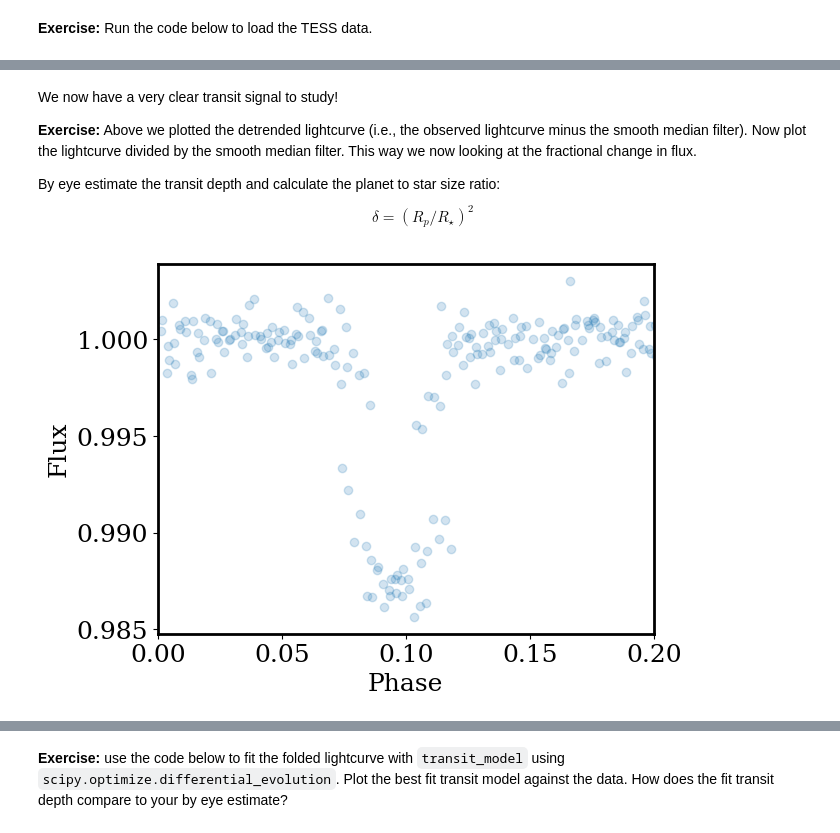
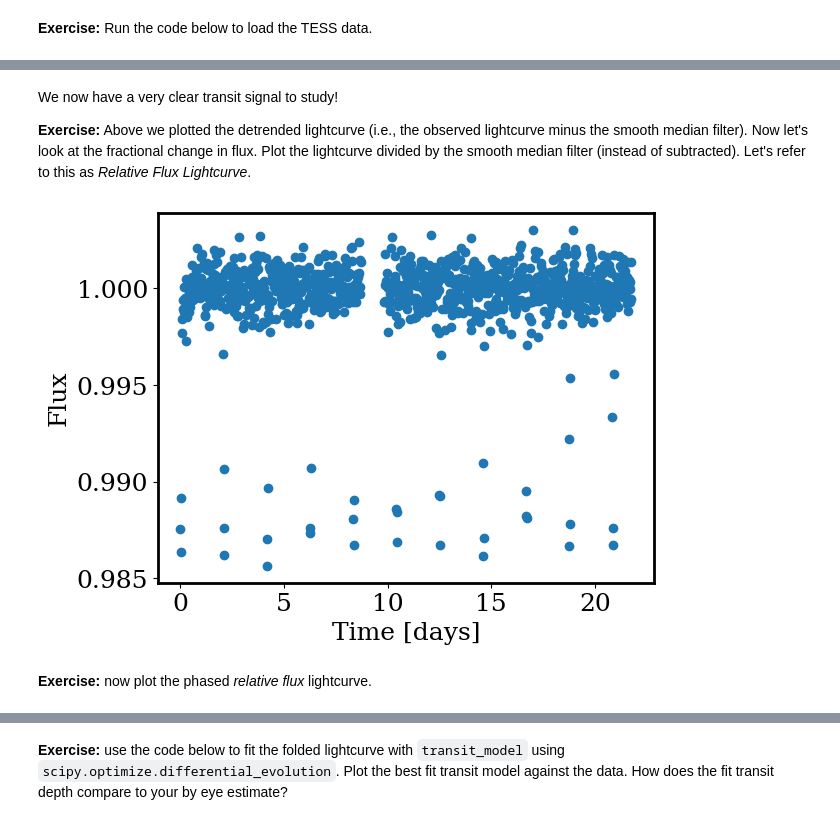
Before and after one commit to jgreene100/Ast207, a Jupyter notebook: book/docs/exoplanets_week3_solved.ipynb, the cells around one changed output, grey strips where cells are left out. Saved outputs shown, nothing was run; the diff lists cells and outputs as text; code cells hidden in the pictures.

```diff
--- a/book/docs/exoplanets_week3_solved.ipynb
+++ b/book/docs/exoplanets_week3_solved.ipynb
@@ -165,0 +188,5 @@ plot_cutout(np.mean(flux,axis=0))
+# %%
+f = np.sum(flux,axis=(1,2))
+plt.scatter(time-time.min(), f-np.mean(f) )
+plt.xlabel('Time [days]')
+plt.ylabel('Flux')
@@ -240,6 +276,6 @@ Compare the best fit sine wave with your by hand fit.
 # %%
-periods = np.linspace(1,5,10)
-phases  = np.linspace(0,2*np.pi,10)
+periods = np.linspace(1,5,20)
+phases  = np.linspace(0,2*np.pi,20)
 
 period_grid, phase_grid = np.meshgrid(periods,phases)
 
@@ -253,5 +289,10 @@ for i,period in enumerate(periods):
 
         chi[j][i] = c
 
-        plt.scatter(period, phase, c = np.log10(c), vmin = 6., vmax=7.3)
+c = plt.scatter(period_grid.ravel(), phase_grid.ravel(),
+            c = np.log10(chi.ravel()), vmin = 6., vmax=7.3)
+plt.colorbar(c)
+
+plt.xlabel('Period [days]')
+plt.ylabel('Phase [rad]')
 # %% [output]
@@ -348,0 +400,5 @@ SearchResult containing 36 data products.
+# %%
+f = np.sum(flux,axis=(1,2))
+plt.scatter(time-time.min(), f-np.mean(f) )
+plt.xlabel('Time [days]')
+plt.ylabel('Flux')
@@ -407,0 +469,13 @@ _ = plt.ylabel('Normalized flux')
+# %%
+smooth = median_filter(time,lightcurve,1)
+lc_detrended = lightcurve - smooth
+
+plt.scatter(time-time.min(), lightcurve )
+plt.plot(time-time.min(), smooth,color='k' )
+plt.xlabel('Time [days]')
+plt.ylabel('Flux')
+plt.show()
+
+plt.scatter(time-time.min(), lc_detrended )
+plt.xlabel('Time [days]')
+plt.ylabel('Flux')
@@ -461,7 +541,5 @@ plt.show()
 # %% [markdown]
 We now have a very clear transit signal to study!
 
-**Exercise:** Above we plotted the detrended lightcurve (i.e., the observed lightcurve minus the smooth median filter). Now plot the lightcurve divided by the smooth median filter. This way we now looking at the fractional change in flux.
 
-By eye estimate the transit depth and calculate the planet to star size ratio:
-$$\delta = (R_p / R_\star)^2$$
+**Exercise:** Above we plotted the detrended lightcurve (i.e., the observed lightcurve minus the smooth median filter). Now let's look at the fractional change in flux. Plot the lightcurve divided by the smooth median filter (instead of subtracted). Let's refer to this as *Relative Flux Lightcurve*.
@@ -470,11 +546,12 @@ lc_detrended_rel = lightcurve / median_filter(time,lightcurve,1)
 # %%
-x_phased, y_phased = phase_it(time, lc_detrended_rel, period) # phase
+lc_rel = lightcurve / smooth
 
-_=plt.scatter(x_phased, y_phased,alpha=0.2)
-
+plt.scatter(time-time.min(), lc_rel )
+plt.xlabel('Time [days]')
 plt.ylabel('Flux')
-plt.xlabel('Phase')
-plt.xlim(0.,0.2)
 plt.show()
 # %% [output]
-[figure, old version]
+[figure, new version]
+# %% [markdown]
+
+**Exercise:** now plot the phased *relative flux* lightcurve.
```
Also changed, not shown: parts of 72 cells of this notebook, 1 other file.
